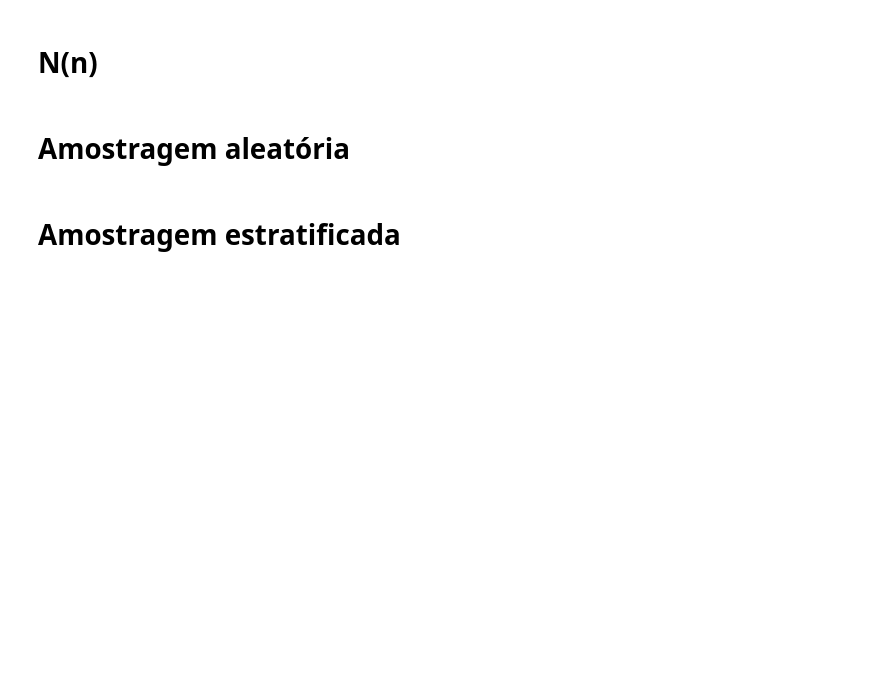
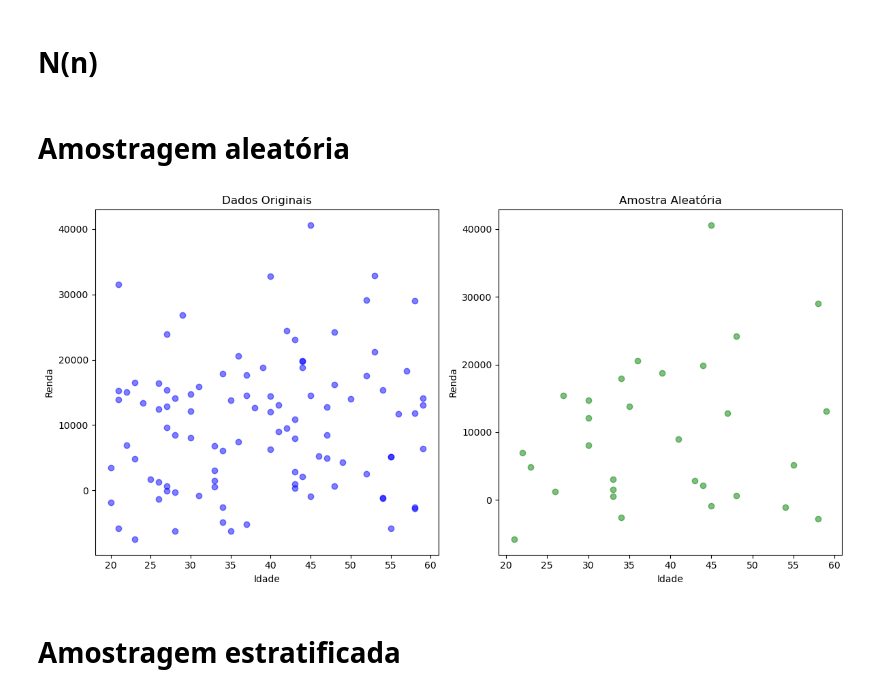
Before and after one commit to tiagomartins03/Data-Science, a Jupyter notebook: 1_AmostragemAleatória&ViésDeAmostra/main.ipynb, the cells around one changed output. Cells and saved outputs as stored; diff of their text form; code cells hidden in the pictures; blank space fills up the shorter version.

Commit message:
Amostragem

```diff
--- a/1_AmostragemAleatória&ViésDeAmostra/main.ipynb
+++ b/1_AmostragemAleatória&ViésDeAmostra/main.ipynb
@@ -14,6 +14,40 @@
 # Amostragem aleatória
 # %%
 # Elementos aleatoriamente obtidos para uma amostra
+# %%
+import numpy as np
+import matplotlib.pyplot as plt
+
+# Gerar dados aleatórios
+np.random.seed(42)
+idade = np.random.randint(20, 60, 100)
+renda = idade * np.random.randint(200, 500) + np.random.normal(0, 10000, 100)
+
+# Amostragem aleatória
+amostra_indices = np.random.choice(range(100), size=30, replace=False)
+idade_amostra = idade[amostra_indices]
+renda_amostra = renda[amostra_indices]
+
+# Plotar dados originais
+plt.figure(figsize=(12, 6))
+
+plt.subplot(1, 2, 1)
+plt.scatter(idade, renda, alpha=0.5, color='blue')
+plt.title('Dados Originais')
+plt.xlabel('Idade')
+plt.ylabel('Renda')
+
+# Plotar dados da amostra aleatória
+plt.subplot(1, 2, 2)
+plt.scatter(idade_amostra, renda_amostra, alpha=0.5, color='green')
+plt.title('Amostra Aleatória')
+plt.xlabel('Idade')
+plt.ylabel('Renda')
+
+plt.tight_layout()
+plt.show()
+# %% [output]
+[figure, added]
 # %% [markdown]
 # Amostragem estratificada
 # %%
```
Also changed, not shown: parts of 11 cells of this notebook.
